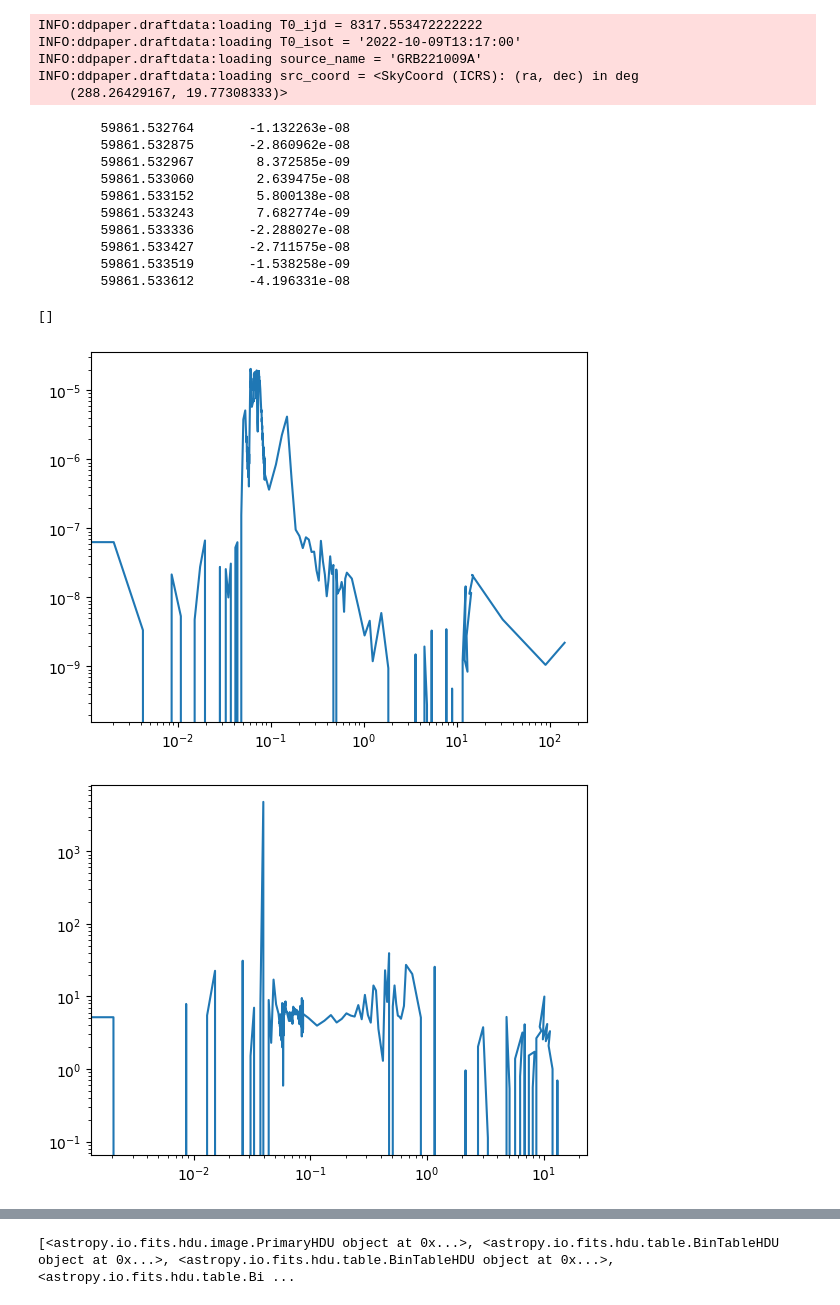
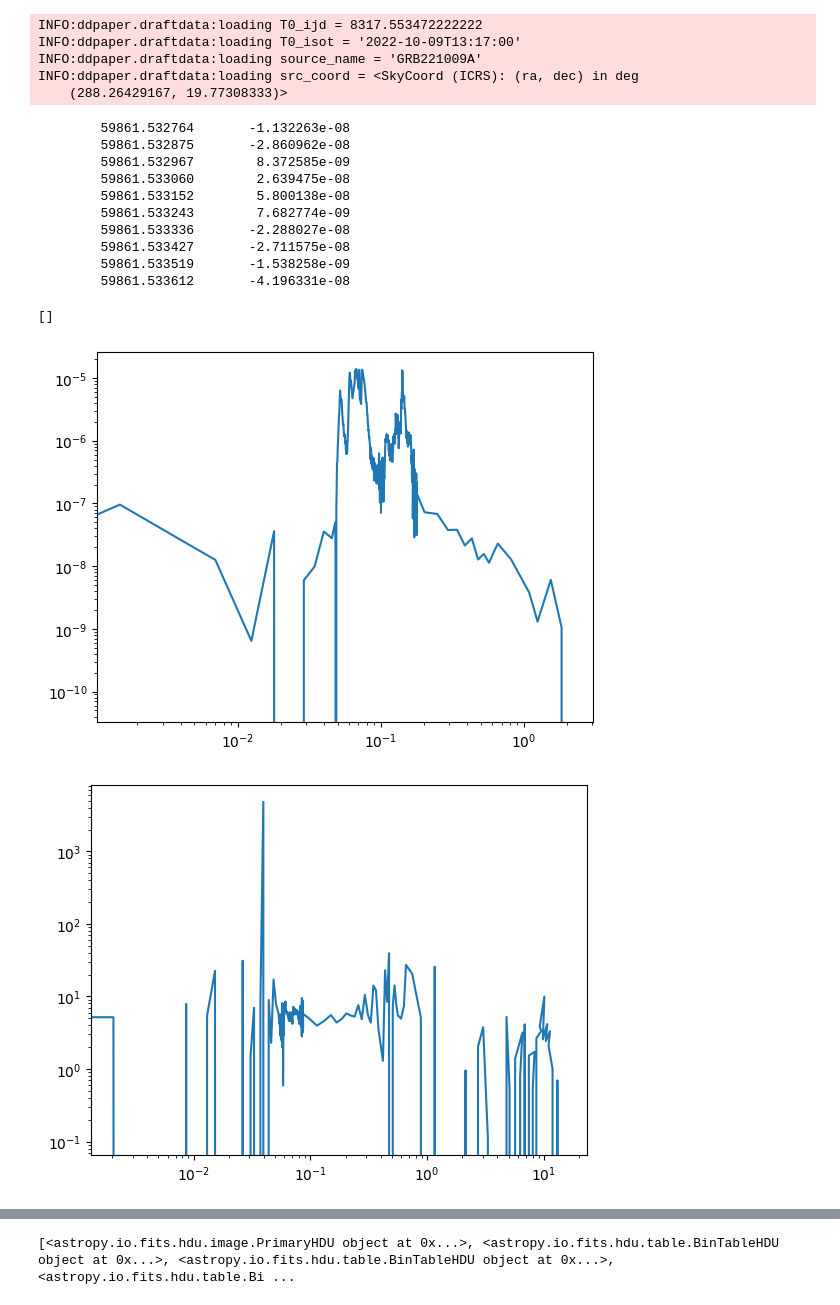
Before and after one commit to volodymyrss/grb221009, a Jupyter notebook: afterglow.ipynb, the cells around one changed output, grey strips where cells are left out. Drawn from its saved outputs; the diff is of its cells as text; code cells hidden in the pictures.

```diff
--- a/afterglow.ipynb
+++ b/afterglow.ipynb
@@ -120,36 +144,38 @@ plt.figure()
 !head picsit/grb221009a_afterglow_picsit_lc.txt
 
 picsit_lc = pd.read_csv("picsit/grb221009a_afterglow_picsit_lc.txt", delim_whitespace=True, names=["mjd", "flux"])
 picsit_hr = pd.read_csv("picsit/grb221009a_afterglow_picsit_hr.txt", delim_whitespace=True, names=["mjd", "hr"])
+picsit_ag = pd.read_csv("picsit/grb221009a_picsit_prompt_afterglow_erg_230301.txt", delim_whitespace=True, names=["mjd", "flux", "flux_err"])
+
 
 plt.plot(
-    (picsit_lc.mjd - (T0_ijd + 51544))*24,
-    picsit_lc.flux,
+    (picsit_ag.mjd - (T0_ijd + 51544))*24,
+    picsit_ag.flux,
 )
 
 plt.loglog()
 
 plt.figure()
 
 plt.plot(
     (picsit_hr.mjd - (T0_ijd + 51544))*24,
     picsit_hr.hr,
 )
 
 plt.loglog()
 # %% [output]
         59861.532764       -1.132263e-08
         59861.532875       -2.860962e-08
         59861.532967        8.372585e-09
         59861.533060        2.639475e-08
         59861.533152        5.800138e-08
         59861.533243        7.682774e-09
         59861.533336       -2.288027e-08
         59861.533427       -2.711575e-08
         59861.533519       -1.538258e-09
         59861.533612       -4.196331e-08
 []
-[figure, old version]
+[figure, new version]
 [figure]
 # %%
 import numpy as np
```
Also changed, not shown: parts of 11 cells of this notebook, 2 other files.
